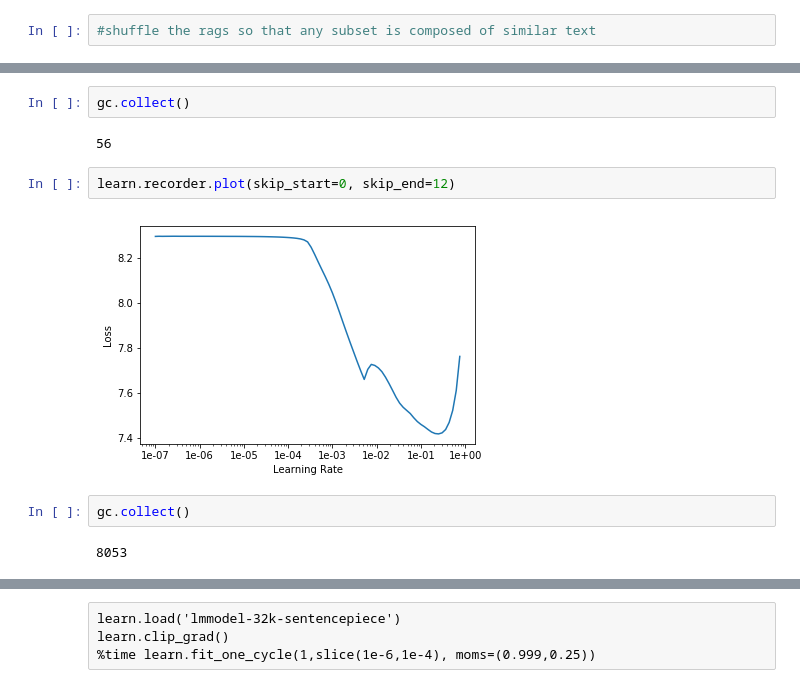
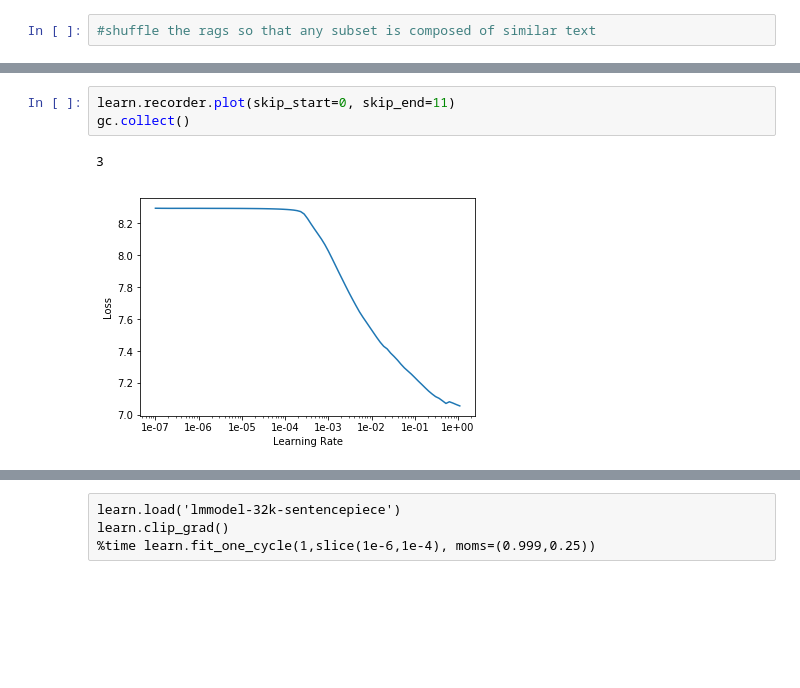
Before and after one commit to kasparlund/nlp, a Jupyter notebook: ULMFiT-Sentencepiece-Wiki-Training.ipynb, the cells around one changed output, grey strips where cells are left out. Saved outputs shown, nothing was run; the diff lists cells and outputs as text; blank space fills up the shorter version.

```diff
--- a/ULMFiT-Sentencepiece-Wiki-Training.ipynb
+++ b/ULMFiT-Sentencepiece-Wiki-Training.ipynb
@@ -439,13 +421,7 @@ Wall time: 56.8 s
-# %%
-gc.collect()
-# %% [output]
-56
 # %%
-learn.recorder.plot(skip_start=0, skip_end=12)
+learn.recorder.plot(skip_start=0, skip_end=11)
+gc.collect()
 # %% [output]
+3
-[figure, old version]
+[figure, new version]
-# %%
-gc.collect()
-# %% [output]
-8053
 # %%
```
Also changed, not shown: parts of 19 cells of this notebook, 2 other files.
